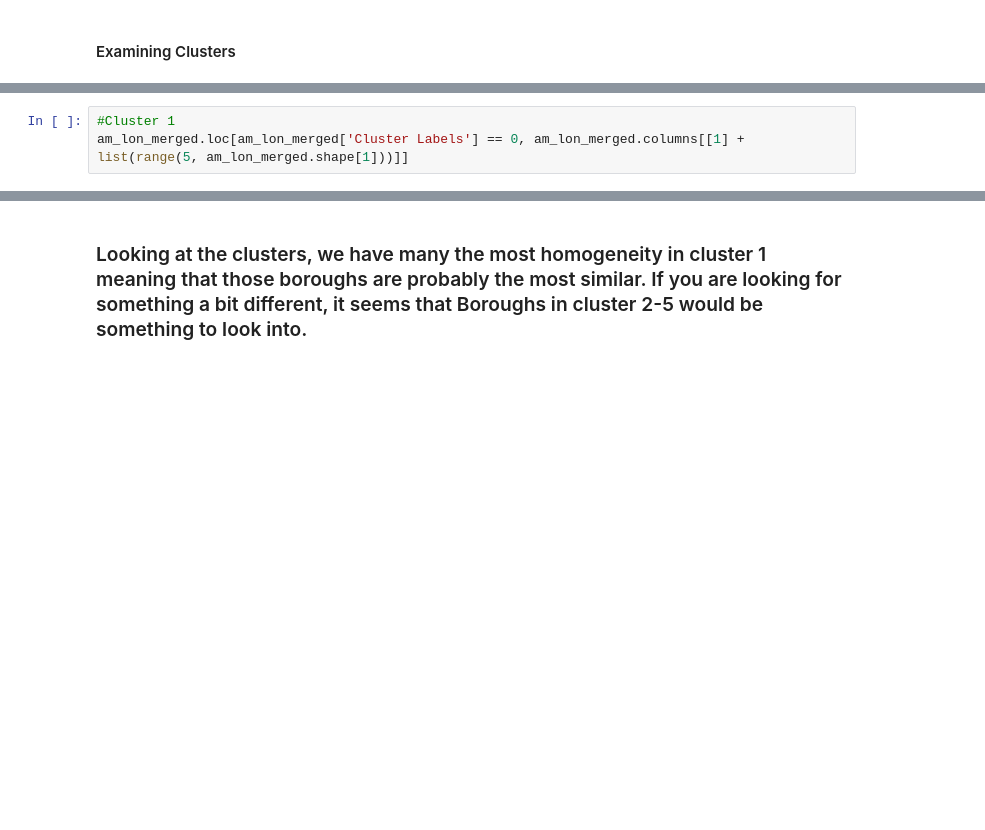
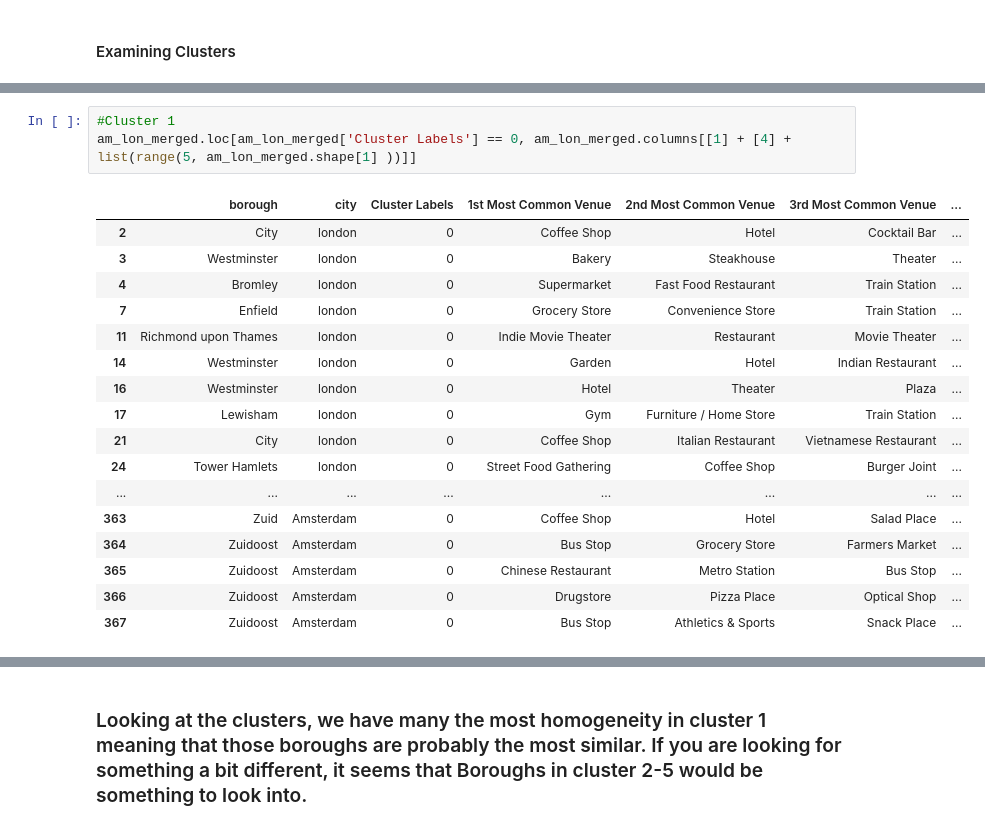
Before and after one commit to thelouwdown/Coursera_Capstone, a Jupyter notebook: IBM Capstone: Week 5.ipynb, the cells around one changed output, grey strips where cells are left out. Saved outputs shown, nothing was run; the diff lists cells and outputs as text; blank space fills up the shorter version.

```diff
--- a/IBM Capstone: Week 5.ipynb
+++ b/IBM Capstone: Week 5.ipynb
@@ -724,5 +996,23 @@ map_clusters_lon
 # %%
 #Cluster 1
-am_lon_merged.loc[am_lon_merged['Cluster Labels'] == 0, am_lon_merged.columns[[1] + list(range(5, am_lon_merged.shape[1]))]]
+am_lon_merged.loc[am_lon_merged['Cluster Labels'] == 0, am_lon_merged.columns[[1] + [4] + list(range(5, am_lon_merged.shape[1] ))]]
+# %% [output]
+|  | borough | city | Cluster Labels | 1st Most Common Venue | 2nd Most Common Venue | 3rd Most Common Venue | ... |
+| 2 | City | london | 0 | Coffee Shop | Hotel | Cocktail Bar | ... |
+| 3 | Westminster | london | 0 | Bakery | Steakhouse | Theater | ... |
+| 4 | Bromley | london | 0 | Supermarket | Fast Food Restaurant | Train Station | ... |
+| 7 | Enfield | london | 0 | Grocery Store | Convenience Store | Train Station | ... |
+| 11 | Richmond upon Thames | london | 0 | Indie Movie Theater | Restaurant | Movie Theater | ... |
+| 14 | Westminster | london | 0 | Garden | Hotel | Indian Restaurant | ... |
+| 16 | Westminster | london | 0 | Hotel | Theater | Plaza | ... |
+| 17 | Lewisham | london | 0 | Gym | Furniture / Home Store | Train Station | ... |
+| 21 | City | london | 0 | Coffee Shop | Italian Restaurant | Vietnamese Restaurant | ... |
+| 24 | Tower Hamlets | london | 0 | Street Food Gathering | Coffee Shop | Burger Joint | ... |
+| ... | ... | ... | ... | ... | ... | ... | ... |
+| 363 | Zuid | Amsterdam | 0 | Coffee Shop | Hotel | Salad Place | ... |
+| 364 | Zuidoost | Amsterdam | 0 | Bus Stop | Grocery Store | Farmers Market | ... |
+| 365 | Zuidoost | Amsterdam | 0 | Chinese Restaurant | Metro Station | Bus Stop | ... |
+| 366 | Zuidoost | Amsterdam | 0 | Drugstore | Pizza Place | Optical Shop | ... |
+| 367 | Zuidoost | Amsterdam | 0 | Bus Stop | Athletics & Sports | Snack Place | ... |
 # %%
 #Cluster 2
```
Also changed, not shown: parts of 41 cells of this notebook.
